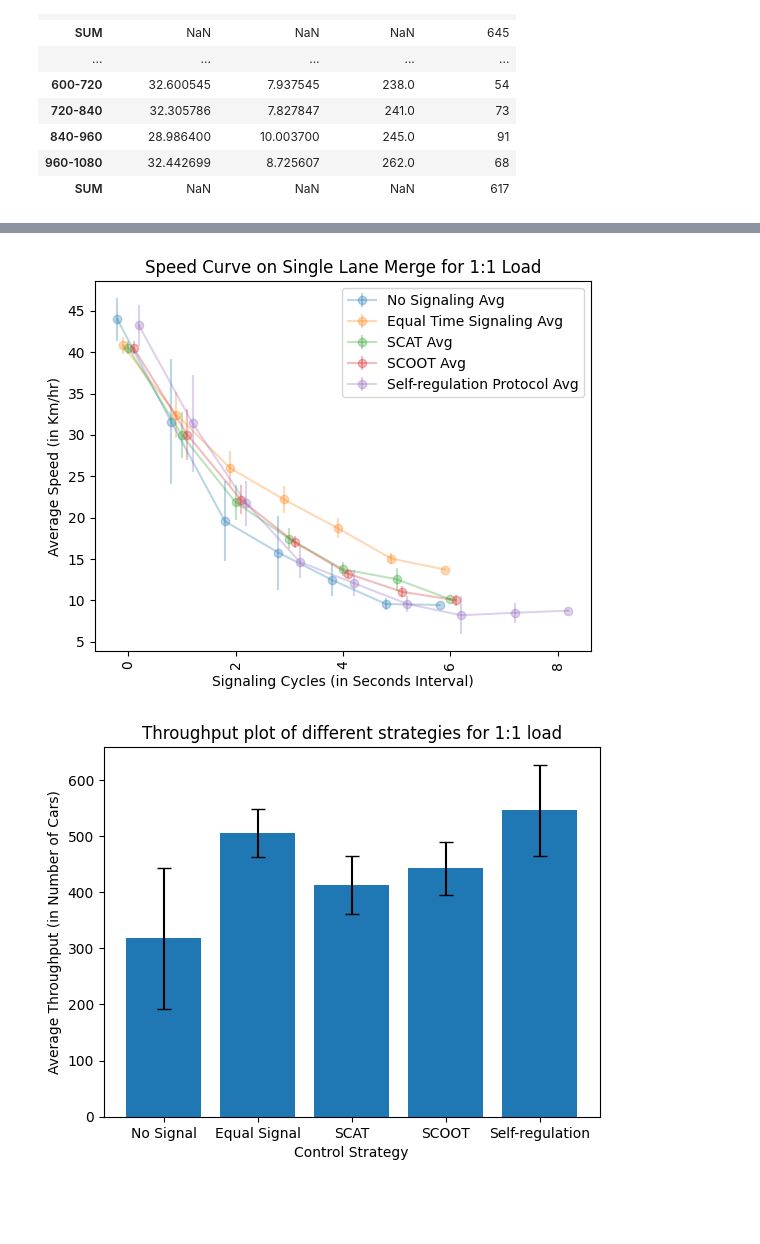
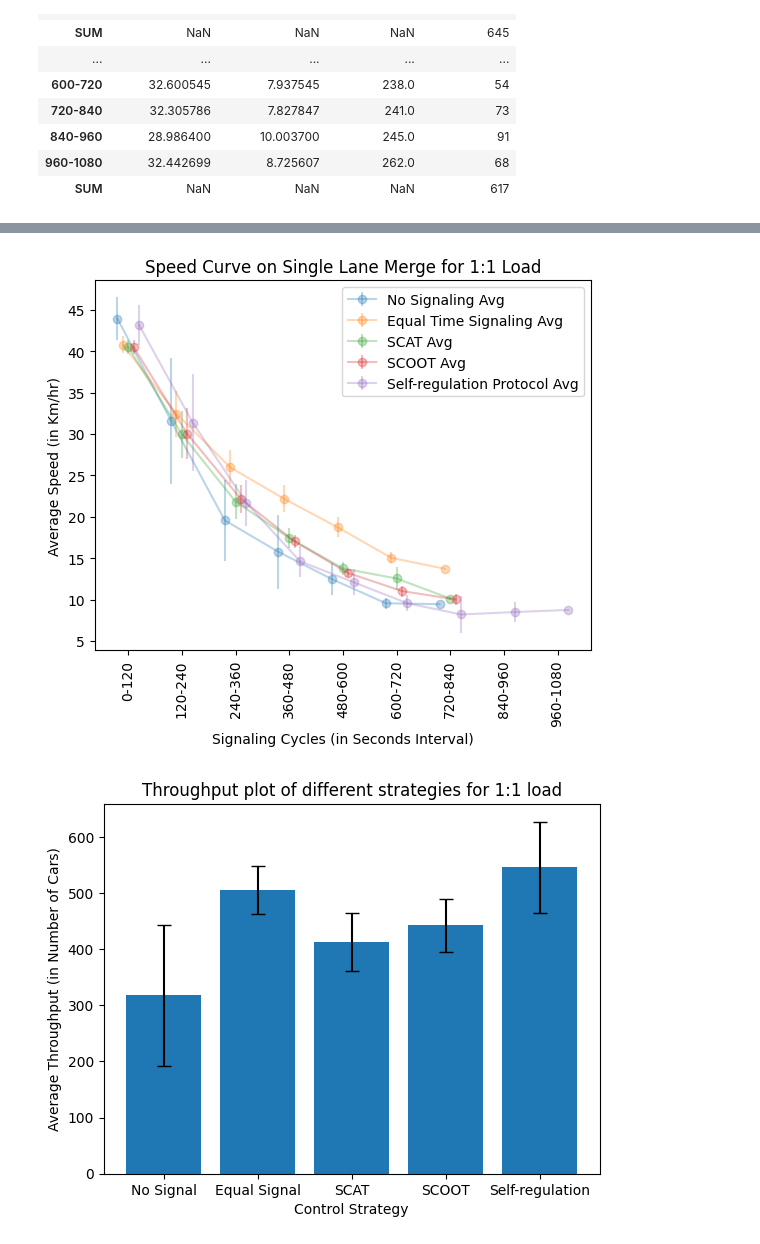
Before and after one commit to ankitbha/scalable-traffic-simulator, a Jupyter notebook: Vissim/Results/9.13 Result/Benchmark_analysis.ipynb, the cells around one changed output, grey strips where cells are left out. Drawn from its saved outputs; the diff is of its cells as text; code cells hidden in the pictures; blank space fills up the shorter version.

```diff
--- a/Vissim/Results/9.13 Result/Benchmark_analysis.ipynb
+++ b/Vissim/Results/9.13 Result/Benchmark_analysis.ipynb
@@ -181,35 +181,36 @@ sp_no_net_Std = sp_no_net["SPEEDAVG(ALL)"].groupby("TIMEINT").std()
 sp_eq_net_Std = sp_eq_net["SPEEDAVG(ALL)"].groupby("TIMEINT").std()
 sp_scat_net_Std = sp_scat_net["SPEEDAVG(ALL)"].groupby("TIMEINT").std()
 sp_scoot_net_Std = sp_scoot_net["SPEEDAVG(ALL)"].groupby("TIMEINT").std()
 sp_ourdec_net_Std = sp_ourdec_net["SPEEDAVG(ALL)"].groupby("TIMEINT").std()
 
 offset = 0.1
 
 # Generate x values for each dataset
 x_values_no_net = np.arange(len(sp_no_net_Avg))
 x_values_eq_net = np.arange(len(sp_eq_net_Avg))
 x_values_scat_net = np.arange(len(sp_scat_net_Avg))
 x_values_scoot_net = np.arange(len(sp_scoot_net_Avg))
 x_values_ourdec_net = np.arange(len(sp_ourdec_net_Avg))
 
 # Plot each dataset with error bars and an offset
 plt.errorbar(x_values_no_net - 2*offset, sp_no_net_Avg, yerr=sp_no_net_Std, label="No Signaling Avg", fmt='-o', alpha=0.3)
 plt.errorbar(x_values_eq_net - offset, sp_eq_net_Avg, yerr=sp_eq_net_Std, label="Equal Time Signaling Avg", fmt='-o', alpha=0.3)
 plt.errorbar(x_values_scat_net, sp_scat_net_Avg, yerr=sp_scat_net_Std, label="SCAT Avg", fmt='-o', alpha=0.3)
 plt.errorbar(x_values_scoot_net + offset, sp_scoot_net_Avg, yerr=sp_scoot_net_Std, label="SCOOT Avg", fmt='-o', alpha=0.3)
 plt.errorbar(x_values_ourdec_net + 2*offset, sp_ourdec_net_Avg, yerr=sp_ourdec_net_Std, label="Self-regulation Protocol Avg", fmt='-o', alpha=0.3)
 
 # Set x-tick labels
 
 plt.legend()
-plt.xticks(rotation=90)  # Rotate labels by 90 degrees for better readability
+#plt.xticks(rotation=90)  # Rotate labels by 90 degrees for better readability
+plt.xticks(x_values_ourdec_net, sp_ourdec_net_Avg.index, rotation=90)
 plt.ylabel("Average Speed (in Km/hr)")
 plt.xlabel ("Signaling Cycles (in Seconds Interval)")
 plt.title("Speed Curve on Single Lane Merge for 1:1 Load")
 plt.show()
 plt.close(fig)
 # %% [output]
-[figure, old version]
+[figure, new version]
 # %%
 arr_no_net = df_no_net[df_no_net.index == "SUM"]
 arr_eq_net = df_eq_net[df_eq_net.index == "SUM"]
```
Also changed, not shown: parts of 1 cell of this notebook.
